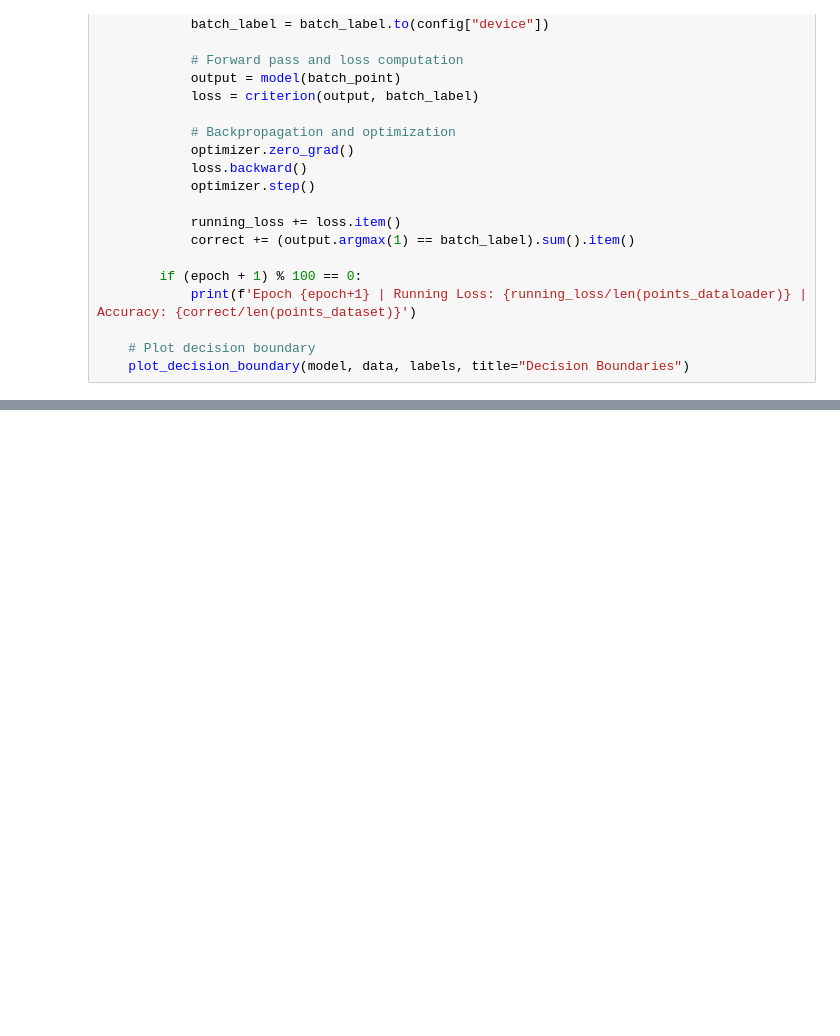
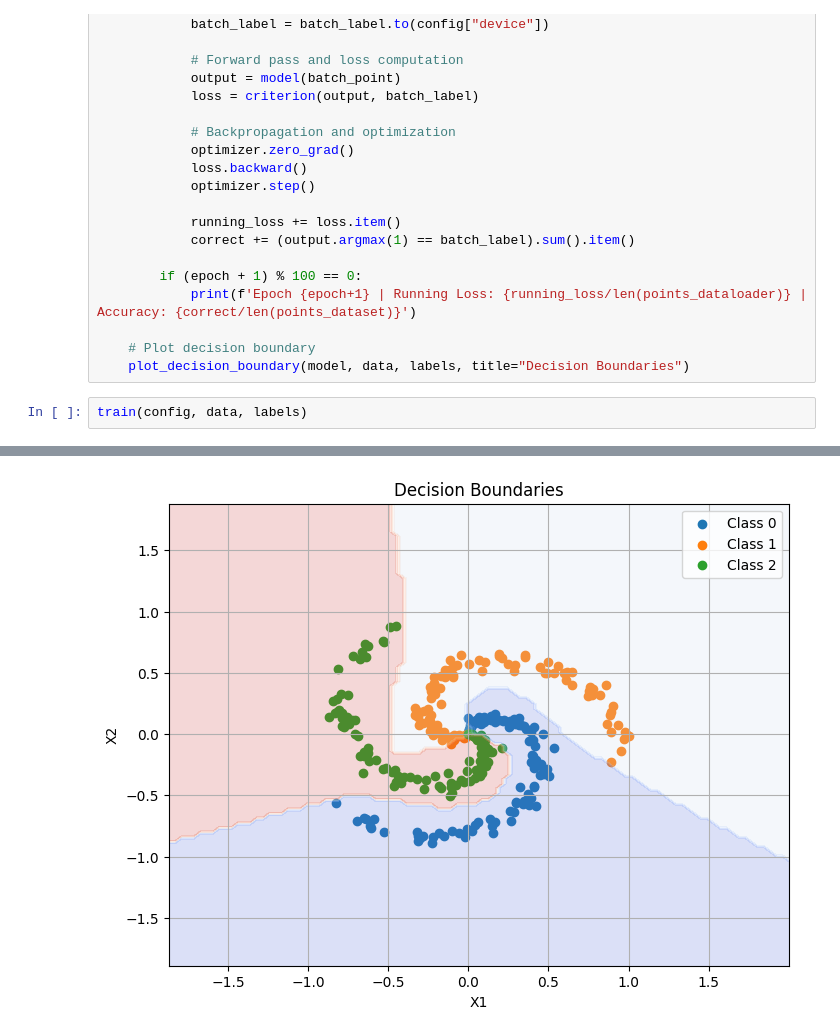
Before and after one commit to Raminyazdani/feedforward-neural-network-notebook, a Jupyter notebook: feedforward_neural_network.ipynb, the cells around one changed output, grey strips where cells are left out. Drawn from its saved outputs; the diff is of its cells as text; blank space fills up the shorter version.

```diff
--- a/feedforward_neural_network.ipynb
+++ b/feedforward_neural_network.ipynb
@@ -213,3 +213,6 @@ def train(config, data, labels):
 
     # Plot decision boundary
     plot_decision_boundary(model, data, labels, title="Decision Boundaries")
+# %%
+train(config, data, labels)
+# %% [output]
@@ -215,0 +229 @@ def train(config, data, labels):
+[figure, added]
```
Also changed, not shown: parts of 1 cell of this notebook, 2 other files.
